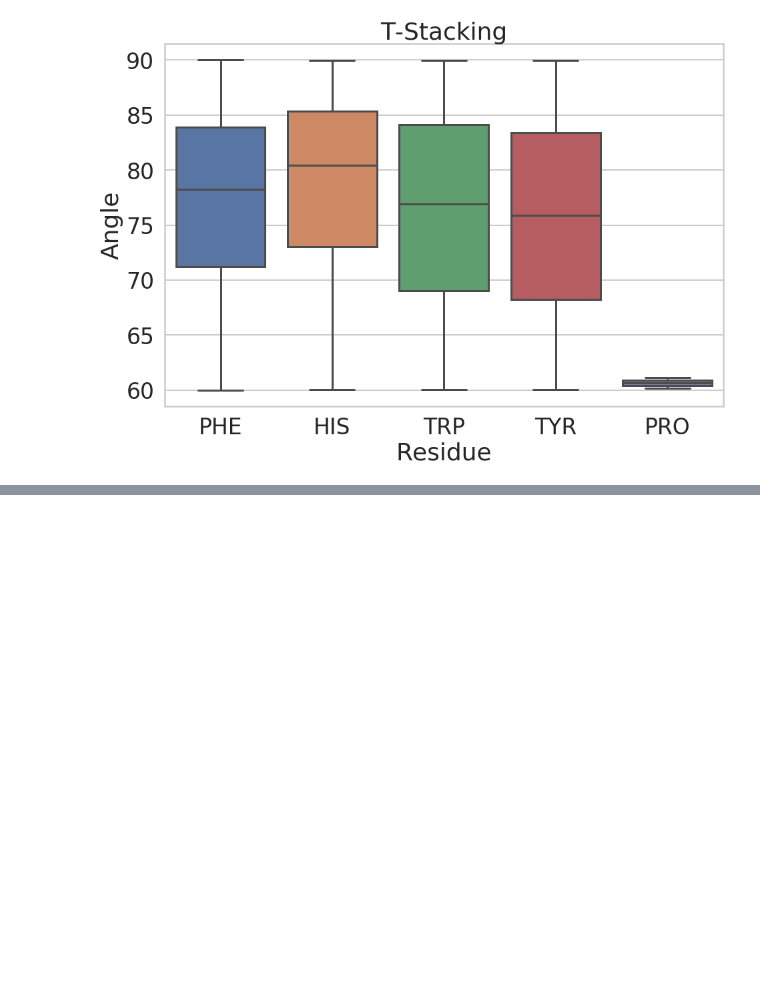
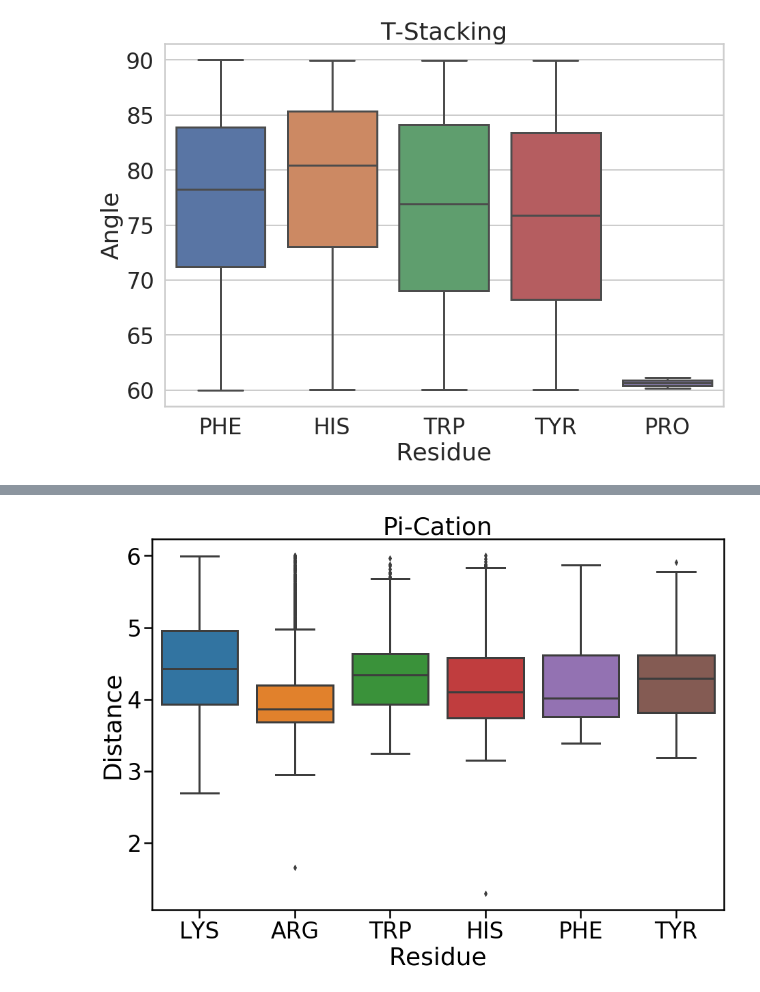
Before and after one commit to hassanmohsin/pdb_analysis, a Jupyter notebook: analysis.ipynb, the cells around one changed output, grey strips where cells are left out. Saved outputs shown, nothing was run; the diff lists cells and outputs as text; code cells hidden in the pictures; blank space fills up the shorter version.

```diff
--- a/analysis.ipynb
+++ b/analysis.ipynb
@@ -197,0 +207,9 @@ fig.savefig('angle_boxplot-t_stacking.png', dpi=300)
+# %%
+fig, ax = plt.subplots(figsize=(15, 10))
+ax = sns.boxplot(x="residue", y="distance", data=data_df[data_df.int_type=='pi_cation'])
+ax.set_title('Pi-Cation')
+ax.set_xlabel('Residue')
+ax.set_ylabel('Distance')
+fig.savefig('distance_boxplot_pi-cation.png', dpi=300)
+# %% [output]
+[figure, added]
```
Also changed, not shown: parts of 1 cell of this notebook, 2 other files.
